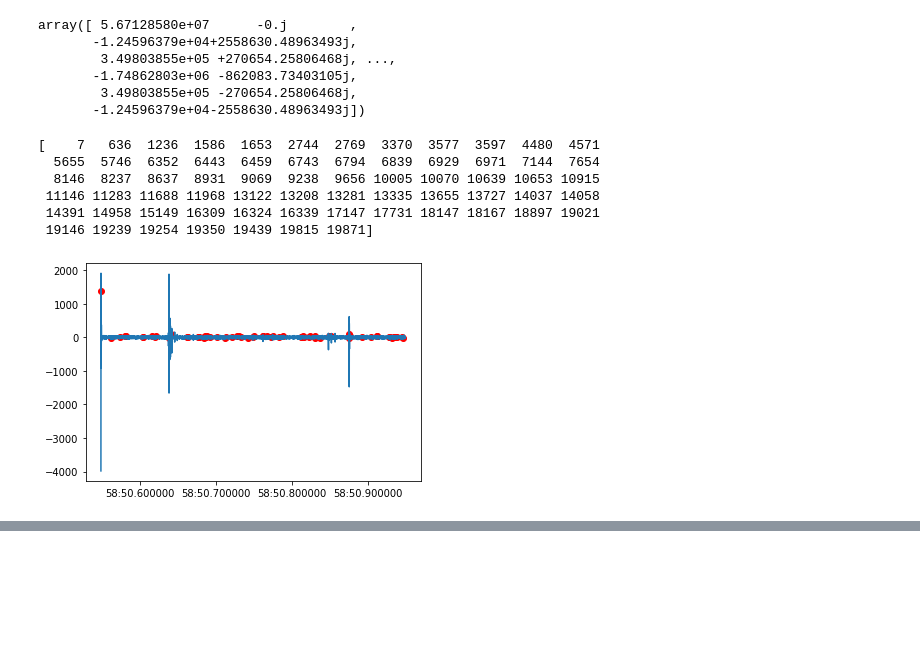
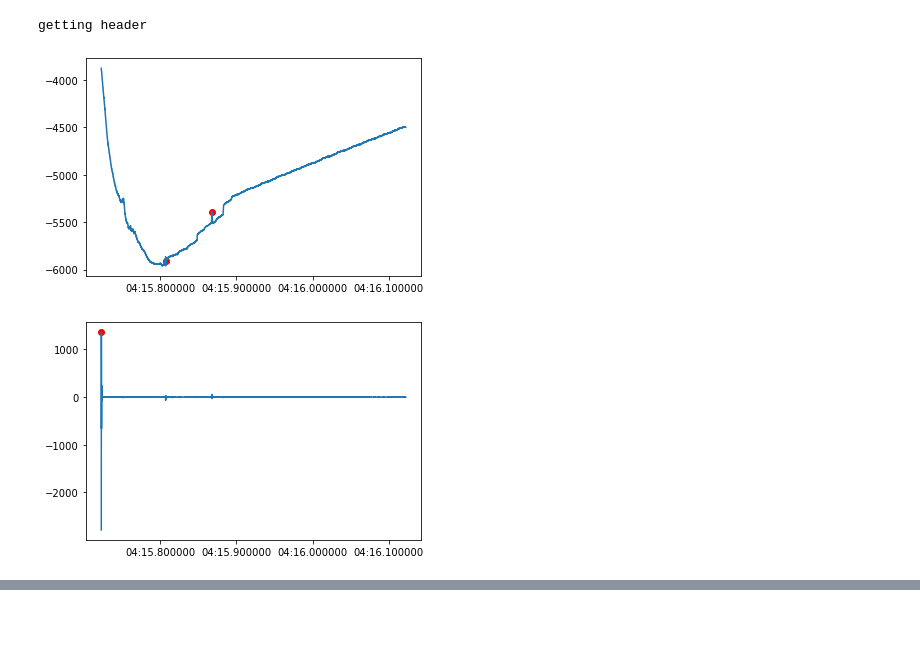
Before and after one commit to AgnieszkaMakulska/LSDWA, a Jupyter notebook: Praktyki.ipynb, the cells around one changed output, grey strips where cells are left out. Cells and saved outputs as stored; diff of their text form; code cells hidden in the pictures; blank space fills up the shorter version.

```diff
--- a/Praktyki.ipynb
+++ b/Praktyki.ipynb
@@ -35,29 +14,29 @@ plt.plot(t.chanel2[0:20000])
-# %%
-scipy.fft.fft(t.chanel2[0:20000])
-# %% [output]
-array([ 5.67128580e+07      -0.j        ,
-       -1.24596379e+04+2558630.48963493j,
-        3.49803855e+05 +270654.25806468j, ...,
-       -1.74862803e+06 -862083.73403105j,
-        3.49803855e+05 -270654.25806468j,
-       -1.24596379e+04-2558630.48963493j])
 # %%
+#Plotting file
+
+t=Record(mypath+files[9])
+plt.plot(t.date[0:20000],t.chanel1[0:20000])
+
+#peakind = signal.find_peaks_cwt(t.chanel1[0:20000], widths=0.5, min_length=1, noise_perc=1)
+peakind, _ = find_peaks(t.chanel1[0:20000], threshold=20, distance=400)
+if len(peakind)==0:
+    peakind, _ = find_peaks(-t.chanel1[0:20000], threshold=20, distance=400)
+
+for i in range(len(peakind)):
+    plt.scatter(t.date[peakind[i]], t.chanel1[peakind[i]], c='r')
+plt.show()
+
+#Filtr
+b, a = scipy.signal.iirfilter(4, Wn=2, fs=50, btype="high", ftype="butter")
+yfilt = scipy.signal.lfilter(b, a, t.chanel1)
 plt.plot(t.date[0:20000],yfilt[0:20000])
 
-peakind = signal.find_peaks_cwt(yfilt[0:20000], widths=5,noise_perc=1)
-#peakind, _ = find_peaks(yfilt[0:20000], threshold=20, distance=400)
-print(peakind)
+peakind, properties = find_peaks(yfilt[0:20000], threshold=30, distance=400)
 if len(peakind)==0:
-    peakind, _ = find_peaks(-yfilt[0:20000], threshold=20, distance=400)
-
-for i in range(len(peakind)):
-    plt.scatter(t.date[peakind[i]], yfilt[0:20000][peakind[i]], c='r')
+    peakind, properties = find_peaks(-yfilt[0:20000], threshold=30, distance=400)
+plt.scatter(t.date[peakind[0]],yfilt[peakind[0]], c='r')
 plt.show()
 # %% [output]
-[    7   636  1236  1586  1653  2744  2769  3370  3577  3597  4480  4571
-  5655  5746  6352  6443  6459  6743  6794  6839  6929  6971  7144  7654
-  8146  8237  8637  8931  9069  9238  9656 10005 10070 10639 10653 10915
- 11146 11283 11688 11968 13122 13208 13281 13335 13655 13727 14037 14058
- 14391 14958 15149 16309 16324 16339 17147 17731 18147 18167 18897 19021
- 19146 19239 19254 19350 19439 19815 19871]
+getting header
-[figure, old version]
+[figure, new version]
+[figure, added]
```
Also changed, not shown: parts of 15 cells of this notebook, 1 other file.
